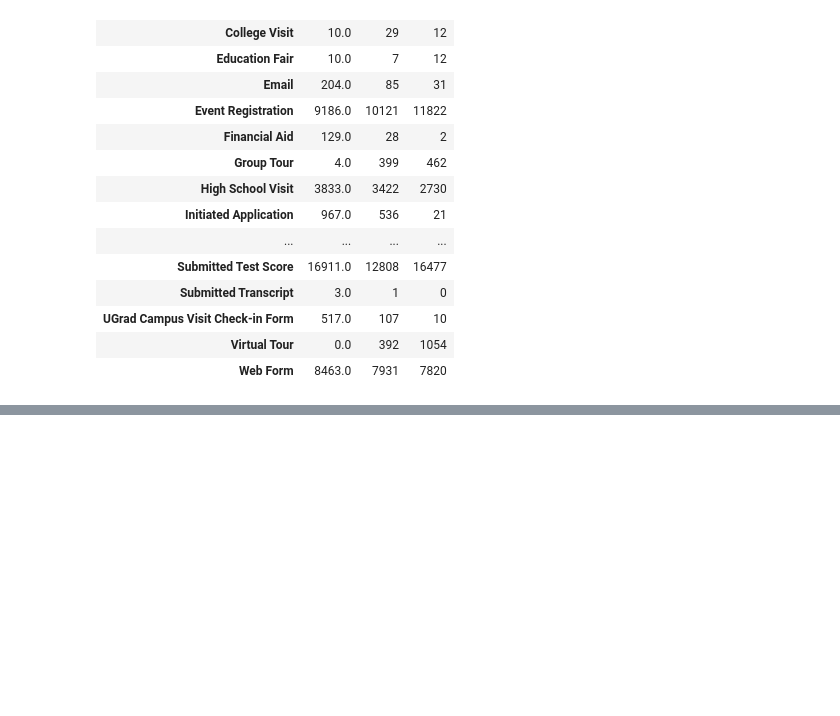
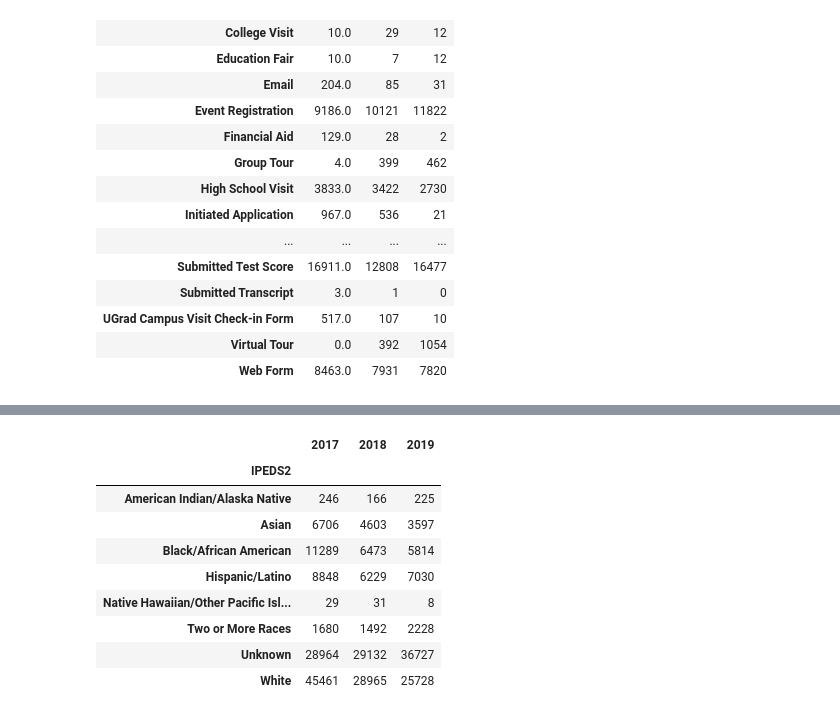
Before and after one commit to EMSA-Analytics/INQ, a Jupyter notebook: SF_MONTH_INQ_REPORT_SHORTER.ipynb, the cells around one changed output, grey strips where cells are left out. Cells and saved outputs as stored; diff of their text form; code cells hidden in the pictures; blank space fills up the shorter version.

```diff
--- a/SF_MONTH_INQ_REPORT_SHORTER.ipynb
+++ b/SF_MONTH_INQ_REPORT_SHORTER.ipynb
@@ -1106,0 +760,5 @@ Name: Other_State, Length: 588, dtype: int64
+# %%
+#Ethnicity Counts for AdmitTerm 2017 that occured in 2016
+ETH17 = YoY2017.pivot_table(index=['IPEDS2'],values =['Contact_ID'],aggfunc =len)
+ETH17.rename(index= str, columns={'Contact_ID':'2017'},inplace =True)
+ETH17
@@ -1106,0 +776,5 @@ Name: Other_State, Length: 588, dtype: int64
+# %%
+#ETH Counts for AdmitTerm 2018 that occured in 2017
+ETH18 = YoY2018.pivot_table(index=['IPEDS2'],values =['Contact_ID'],aggfunc =len)
+ETH18.rename(index= str, columns={'Contact_ID':'2018'},inplace =True)
+ETH18
@@ -1106,0 +792,5 @@ Name: Other_State, Length: 588, dtype: int64
+# %%
+#Ethnicity Counts for AdmitTerm 2019 that occured in 2018
+ETH19 = YoY2019.pivot_table(index=['IPEDS2'],values =['Contact_ID'],aggfunc =len)
+ETH19.rename(index= str, columns={'Contact_ID':'2019'},inplace =True)
+ETH19
@@ -1106,0 +808,15 @@ Name: Other_State, Length: 588, dtype: int64
+# %%
+ETH1 = pd.concat([ETH17, ETH18], axis=1, join_axes=[ETH18.index])
+ETH2 = pd.concat([ETH1, ETH19], axis=1, join_axes=[ETH18.index])
+ETH2
+# %% [output]
+|  | 2017 | 2018 | 2019 |
+| IPEDS2 |  |  |  |
+| American Indian/Alaska Native | 246 | 166 | 225 |
+| Asian | 6706 | 4603 | 3597 |
+| Black/African American | 11289 | 6473 | 5814 |
+| Hispanic/Latino | 8848 | 6229 | 7030 |
+| Native Hawaiian/Other Pacific Isl... | 29 | 31 | 8 |
+| Two or More Races | 1680 | 1492 | 2228 |
+| Unknown | 28964 | 29132 | 36727 |
+| White | 45461 | 28965 | 25728 |
```
Also changed, not shown: parts of 75 cells of this notebook, 1 other file.
